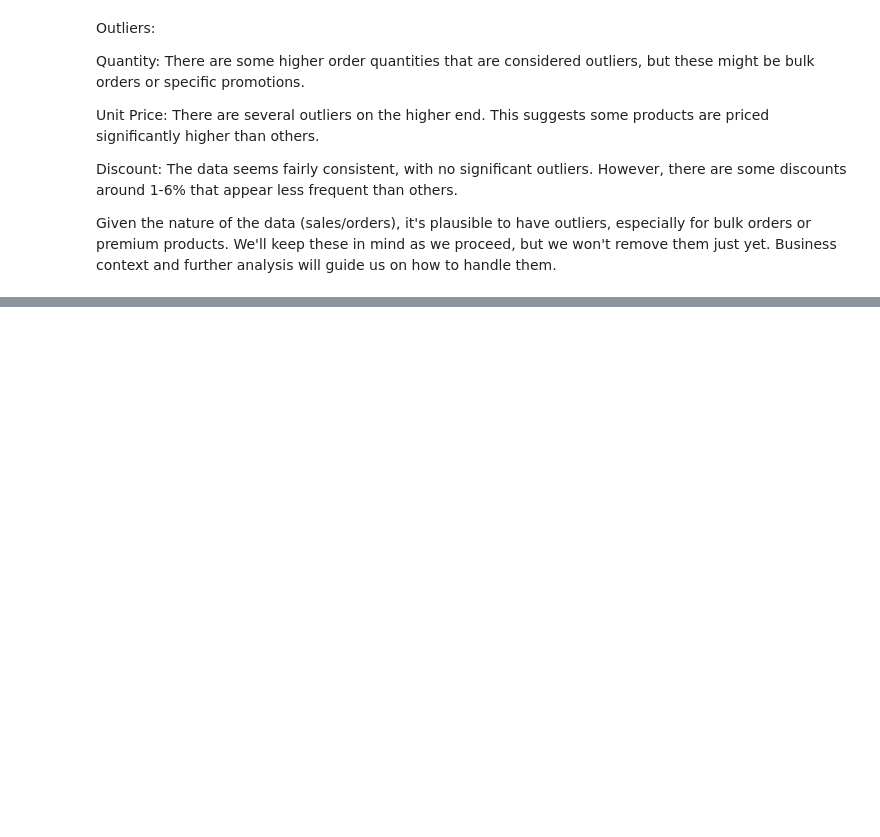
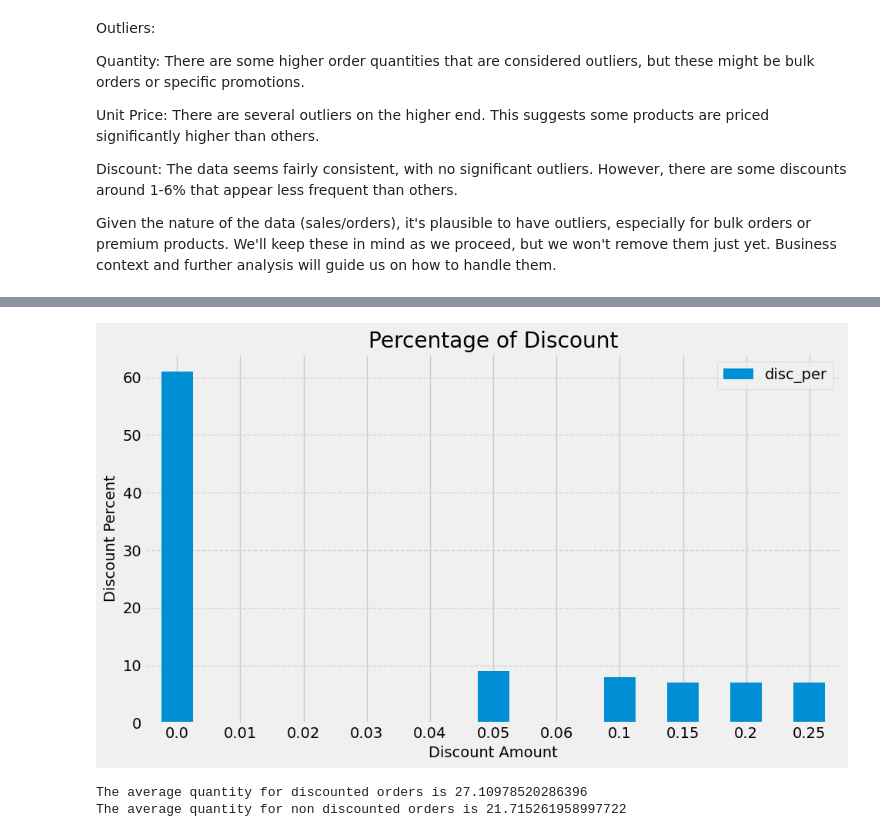
Before and after one commit to nani2357/Statistical-Analysis-on-Northwind-Sample-Database, a Jupyter notebook: Notebooks/hypothesis_testing.ipynb, the cells around one changed output, grey strips where cells are left out. Drawn from its saved outputs; the diff is of its cells as text; code cells hidden in the pictures; blank space fills up the shorter version.

```diff
--- a/Notebooks/hypothesis_testing.ipynb
+++ b/Notebooks/hypothesis_testing.ipynb
@@ -374,0 +391,11 @@ Given the nature of the data (sales/orders), it's plausible to have outliers, es
+# %%
+# create a new data frame showing the percentage by discount amount.
+# Group by 'discount' and count the number of 'productid' for each discount amount
+disc_given = orders_details.groupby('discount').agg({'productid':'count'}).reset_index().rename(columns={'productid':'Discounts', 'discount':'Discount_amount'})
+
+# Calculate the percentage discount
+disc_given['disc_per'] = round((disc_given.Discounts / disc_given.Discounts.sum()) * 100, 0)
+
+
+# Display the resulting dataframe
+disc_given.head()
@@ -374,0 +409,14 @@ Given the nature of the data (sales/orders), it's plausible to have outliers, es
+# %%
+# plot the percentage discount
+
+disc_given.plot(x='Discount_amount', y='disc_per', kind='bar', figsize=(10, 6))
+plt.xlabel('Discount Amount')
+plt.ylabel('Discount Percent')
+plt.title('Percentage of Discount')
+plt.legend(loc='upper right')  # Adjusting the legend position for clarity
+plt.xticks(rotation=0)  # Ensuring the x-axis labels are horizontal
+plt.grid(axis='y', linestyle='--', alpha=0.7)
+plt.tight_layout()
+plt.show()
+# %% [output]
+[figure, added]
@@ -374,0 +432,9 @@ Given the nature of the data (sales/orders), it's plausible to have outliers, es
+# %%
+# finding the mean for the discounted & non discounted group
+disc_ave=disc.mean()
+print (f'The average quantity for discounted orders is {disc_ave }')
+nondisc_ave=non_disc.mean()
+print (f'The average quantity for non discounted orders is {nondisc_ave }')
+# %% [output]
+The average quantity for discounted orders is 27.10978520286396
+The average quantity for non discounted orders is 21.715261958997722
```
Also changed, not shown: parts of 9 cells of this notebook.
